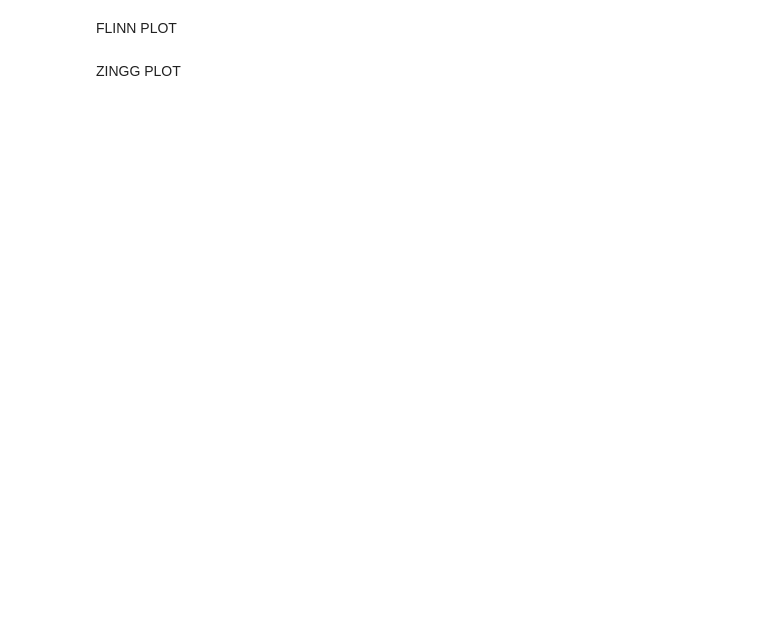
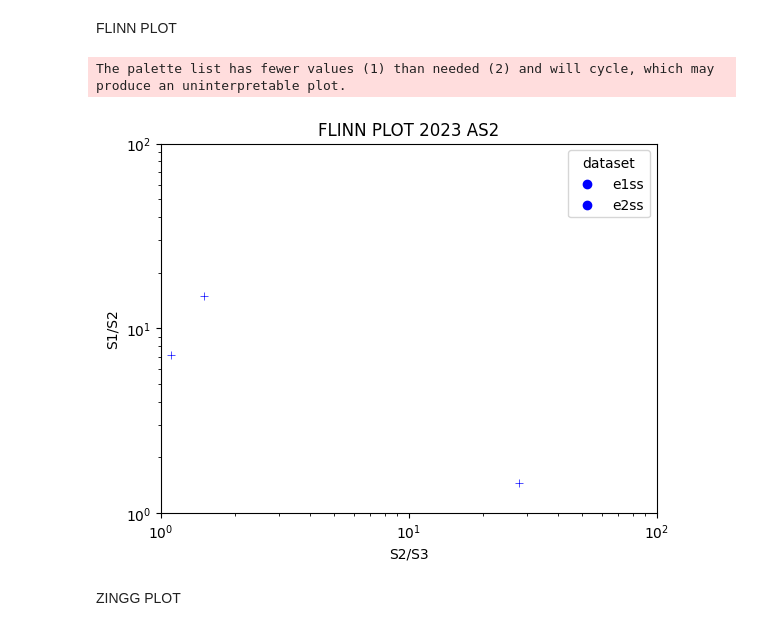
Before and after one commit to mzucali/didactics, a Jupyter notebook: ZinggFlinnPRG_StatsPlots.ipynb, the cells around one changed output. Cells and saved outputs as stored; diff of their text form; code cells hidden in the pictures; blank space fills up the shorter version.

```diff
--- a/ZinggFlinnPRG_StatsPlots.ipynb
+++ b/ZinggFlinnPRG_StatsPlots.ipynb
@@ -26,3 +34,3 @@ for fn in uploaded.keys():
 # %%
-data = read_excel(fn)
+pippo = read_excel(fn)
 # %%
@@ -30,15 +43,20 @@ data.head()
 # %% [markdown]
 FLINN PLOT
 # %%
-sns.scatterplot(data=data, x="S2/S3", y="S1/S2", hue="dataset", marker="X", palette=['blue']).set_title('FLINN PLOT')
+sns.scatterplot(data=pippo, x="S2/S3", y="S1/S2", hue="dataset", marker="+", palette=['blue']).set_title('FLINN PLOT 2023 AS2')
 ##^^^^ QUI DOVETE CAMBIARE LE INTESTAZIONI degli assi x e y^^^^^
 
 # control x and y limits
 plt.ylim(10**0, 10**2)
 plt.xlim(10**0, 10**2)
+#plt.ylim(0,30)
+#plt.xlim(0,30)
 plt.xscale('log')
 plt.yscale('log')
 plt.show()
+# %% [output]
+The palette list has fewer values (1) than needed (2) and will cycle, which may produce an uninterpretable plot.
+[figure, added]
 # %% [markdown]
 ZINGG PLOT
 # %%
```
Also changed, not shown: parts of 5 cells of this notebook.
